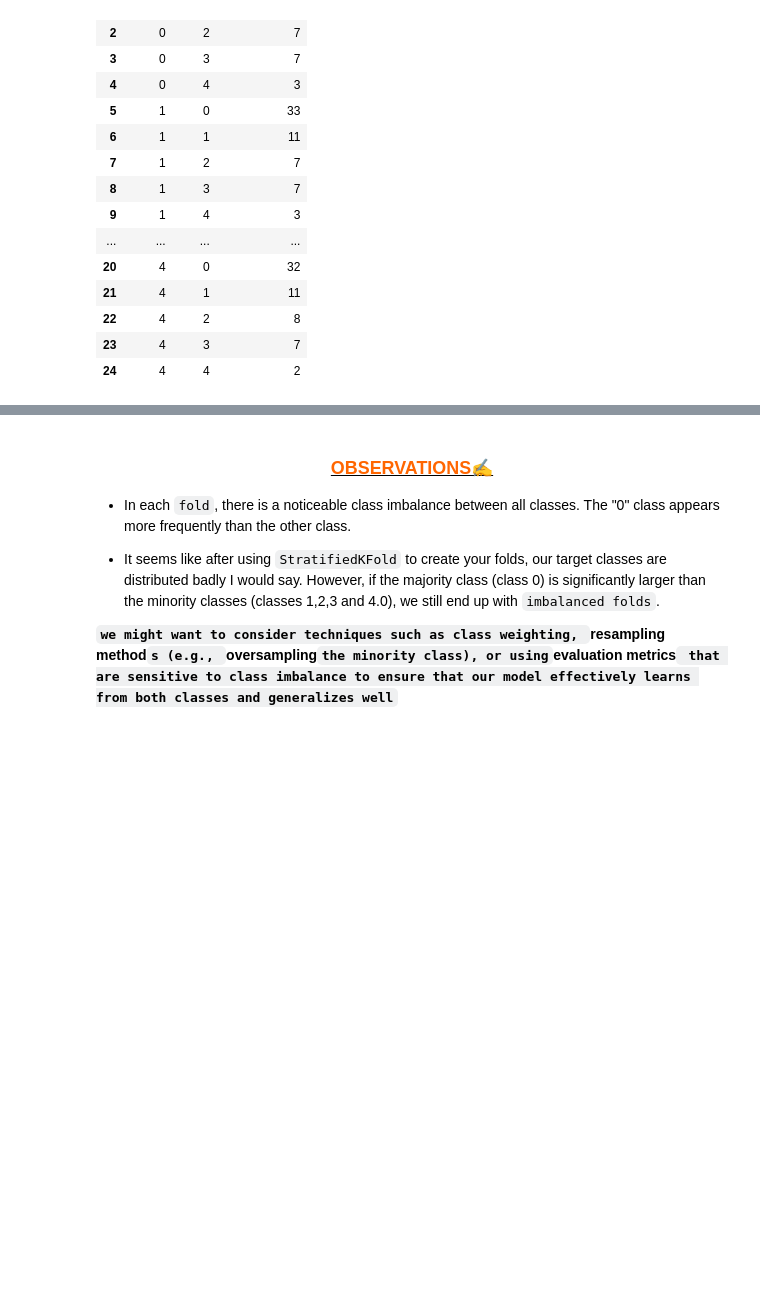
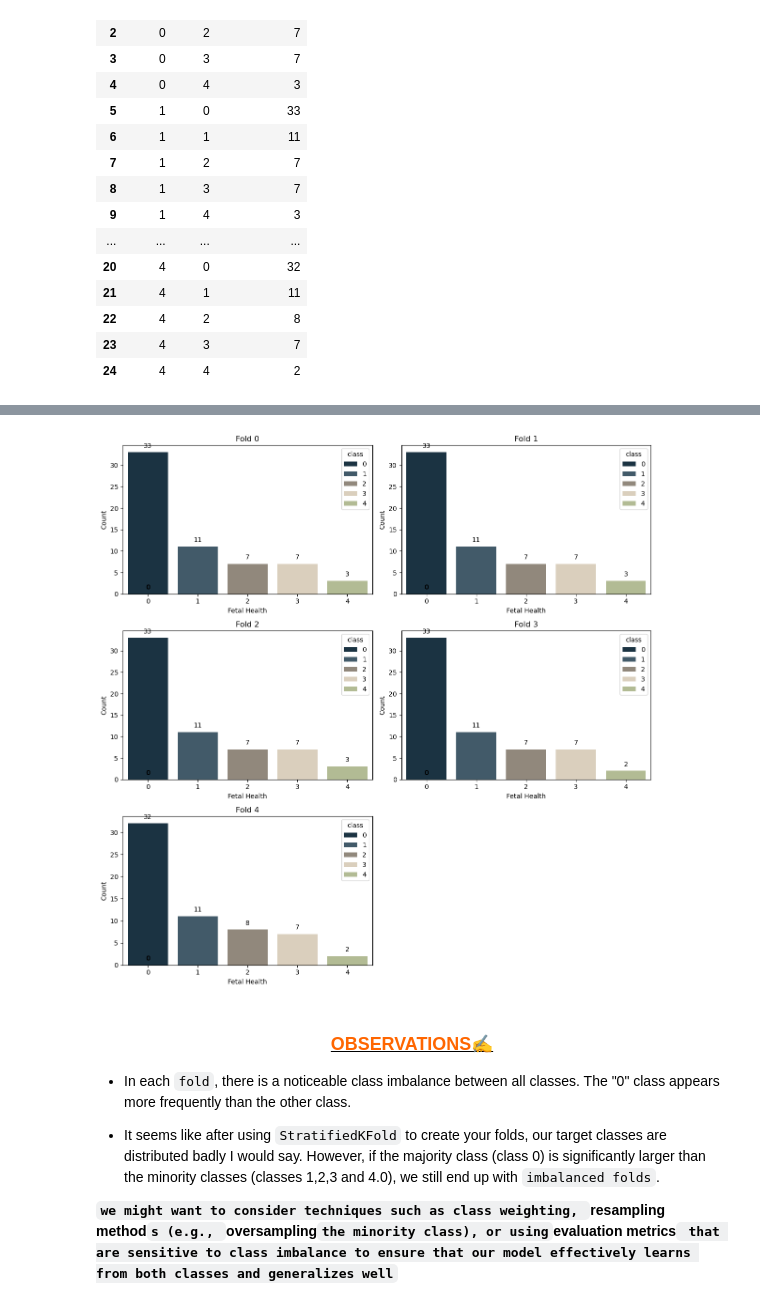
Before and after one commit to shivamkc01/HeartHealthPredictor, a Jupyter notebook: notebook/clean_data.ipynb, the cells around one changed output, grey strips where cells are left out. Saved outputs shown, nothing was run; the diff lists cells and outputs as text; code cells hidden in the pictures; blank space fills up the shorter version.

```diff
--- a/notebook/clean_data.ipynb
+++ b/notebook/clean_data.ipynb
@@ -466,3 +469,34 @@ plt.show()
+# %%
+# Create subplots dynamically based on data availability
+fig, axes = plt.subplots(nrows=3, ncols=2, figsize=(12, 12))
+
+# Flatten axes for easier iteration
+axes = axes.flatten()
+
+# Iterate over folds and create plots
+for i, ax in enumerate(axes):
+    fold_data = data[data['skfold'] == i]
+    if not fold_data.empty:
+        sns.barplot(data=fold_data, x='class', y='value_counts', ax=ax, palette=colors, hue='class')
+        ax.set_title(f'Fold {i}')
+        ax.set_xlabel('Fetal Health')
+        ax.set_ylabel('Count')
+        for p in ax.patches:
+            ax.annotate(format(p.get_height(), '.0f'),
+                        (p.get_x() + p.get_width() / 2., p.get_height()),
+                        ha='center', va='center',
+                        xytext=(0, 10),
+                        textcoords='offset points')
+    else:
+        # Remove unused subplot
+        fig.delaxes(ax)
+
+# Adjust layout and save/show plot
+plt.tight_layout()
+plt.savefig("../plots/folds_class.jpg")
+plt.show()
+# %% [output]
+[figure, added]
 # %% [markdown]
 ### <center><b><u><span style="color:#ff6600">OBSERVATIONS✍️</span></u></b></center>
 
```
Also changed, not shown: parts of 2 cells of this notebook, 2 other files.
